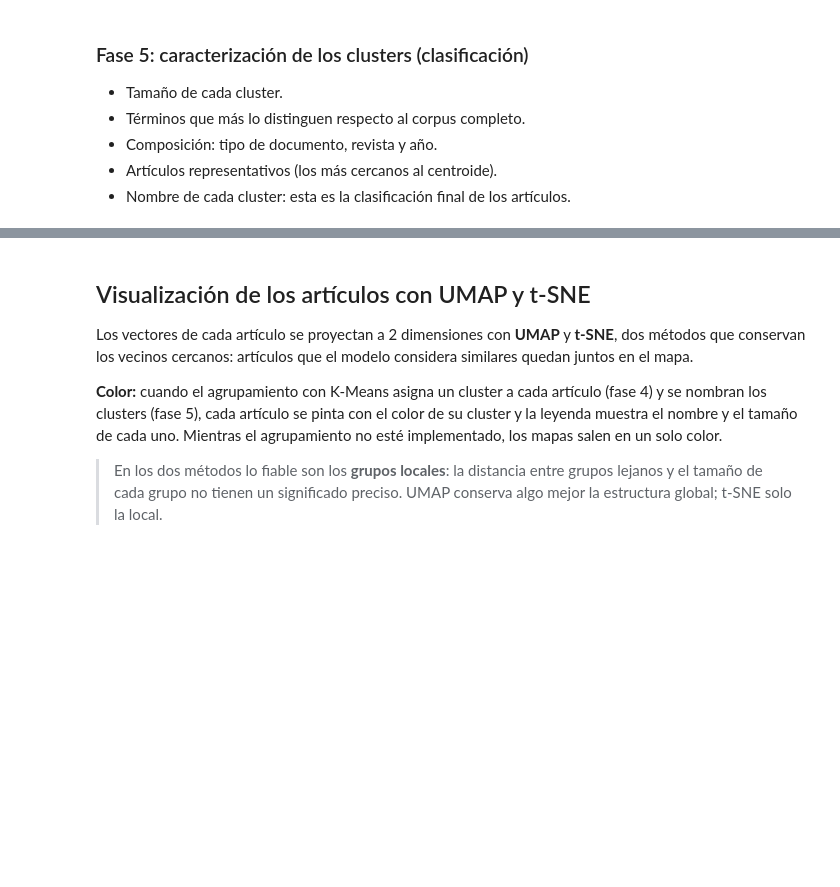
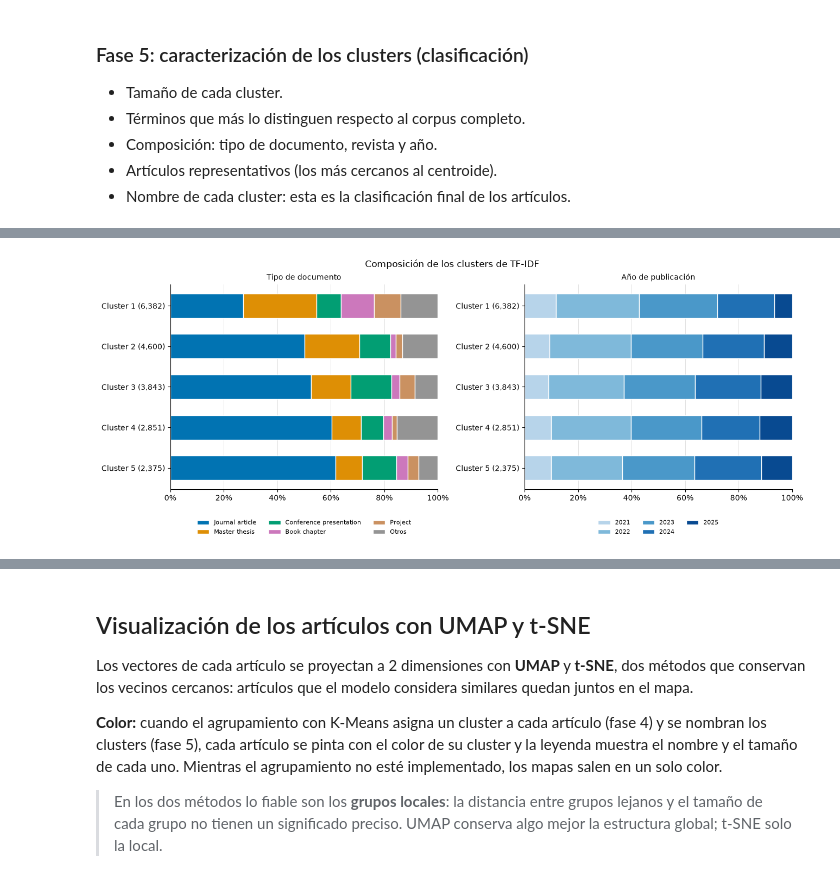
Before and after one commit to mbarrerag/NLP-Project, a Jupyter notebook: notebooks/NPL_Proyecto.ipynb, the cells around one changed output, grey strips where cells are left out. Saved outputs shown, nothing was run; the diff lists cells and outputs as text; code cells hidden in the pictures; blank space fills up the shorter version.

```diff
--- a/notebooks/NPL_Proyecto.ipynb
+++ b/notebooks/NPL_Proyecto.ipynb
@@ -1446,0 +1627,9 @@ Cada fase se hace para las dos representaciones, TF-IDF y Doc2Vec. La visualizac
+# %%
+def best_kmeans_runs(runs):
+    """Mejor corrida por K: menor SSW; en empate, mayor silueta y menor Davies-Bouldin."""
+    return (runs.sort_values(['k', 'ssw', 'silhouette', 'davies_bouldin'], ascending=[True, True, False, True])
+            .groupby('k').head(1).set_index('k'))
+
+
+tfidf_best_runs = best_kmeans_runs(tfidf_kmeans_runs)
+display(tfidf_best_runs.style.format({'ssw': '{:,.1f}', 'ssb': '{:,.1f}', 'silhouette': '{:.4f}', 'davies_bouldin': '{:.3f}'}))
@@ -1446,0 +1703,2 @@ Cada fase se hace para las dos representaciones, TF-IDF y Doc2Vec. La visualizac
+# %%
+KMEANS_K_TFIDF = 5     # elegido abajo, equilibrando métricas, estabilidad e interpretabilidad
@@ -1460,0 +1811,28 @@ Cada fase se hace para las dos representaciones, TF-IDF y Doc2Vec. La visualizac
+# %%
+COMPOSITION_TOP_TYPES = 5
+TYPE_COLORS = ['#0173B2', '#DE8F05', '#029E73', '#CC78BC', '#CA9161', '#949494']
+
+cluster_labels_text = [f'Cluster {c + 1} ({cluster_sizes[c]:,})' for c in range(KMEANS_K_TFIDF)][::-1]
+top_types = doc_types.value_counts().head(COMPOSITION_TOP_TYPES).index
+type_share = (pd.crosstab(tfidf_cluster_labels, doc_types.where(doc_types.isin(top_types), 'Otros'), normalize='index')
+              .reindex(columns=list(top_types) + ['Otros'], fill_value=0).iloc[::-1])
+year_share = pd.crosstab(tfidf_cluster_labels, tfidf_papers['publication_year'], normalize='index').iloc[::-1]
+year_colors = plt.cm.Blues(np.linspace(0.3, 0.9, year_share.shape[1]))     # una sola tonalidad: el año es ordinal
+
+fig, (ax_type, ax_year) = plt.subplots(1, 2, figsize=(13, 0.6 * KMEANS_K_TFIDF + 2.2), layout='constrained')
+for ax, share, colors, title in ((ax_type, type_share, TYPE_COLORS, 'Tipo de documento'),
+                                 (ax_year, year_share, year_colors, 'Año de publicación')):
+    left = np.zeros(len(share))
+    for column, color in zip(share.columns, colors):
+        ax.barh(cluster_labels_text, share[column], left=left, color=color, height=0.6, label=str(column),
+                edgecolor='white', linewidth=1)
+        left += share[column].to_numpy()
+    ax.set_xlim(0, 1)
+    ax.xaxis.set_major_formatter(plt.FuncFormatter(lambda v, _: f'{v:.0%}'))
+    ax.set_title(title, fontsize=10)
+    ax.legend(loc='upper center', bbox_to_anchor=(0.5, -0.12), ncol=3, frameon=False, fontsize=8)
+    style_axes(ax, grid_axis='x')
+fig.suptitle('Composición de los clusters de TF-IDF', fontsize=12)
+plt.show()
+# %% [output]
+[figure, added]
```
Also changed, not shown: parts of 27 cells of this notebook.
